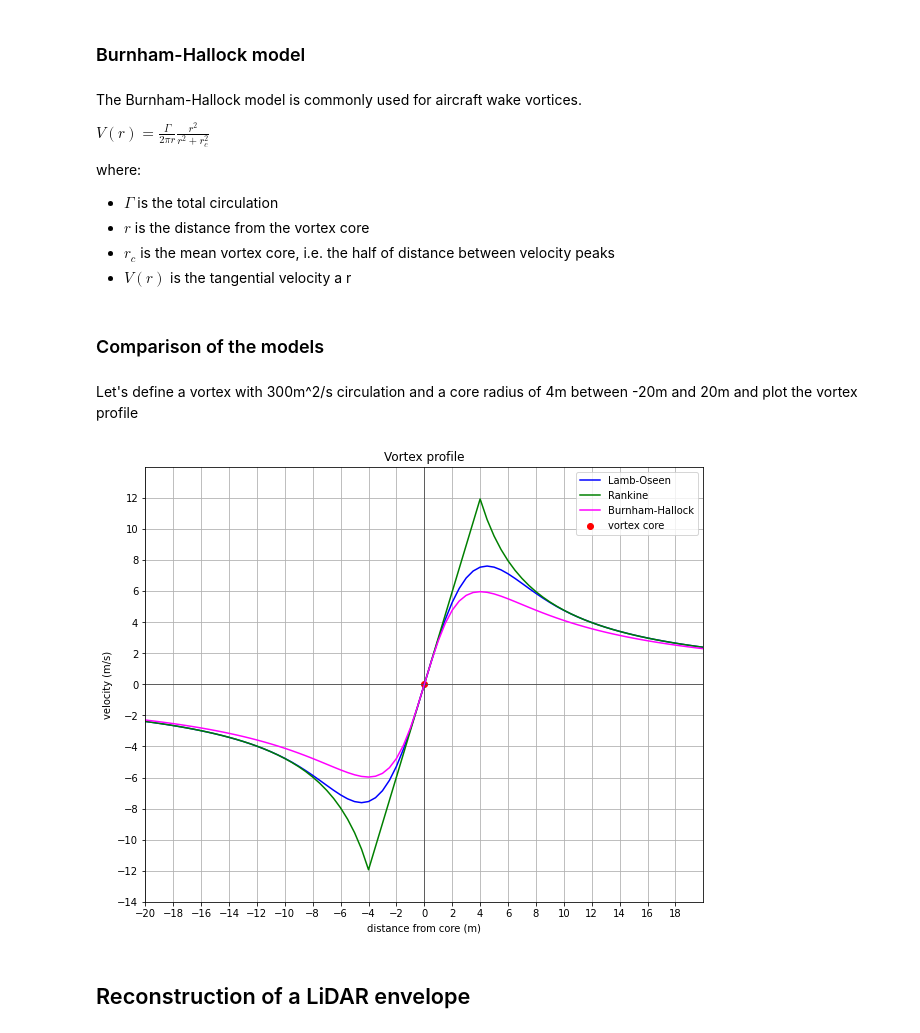
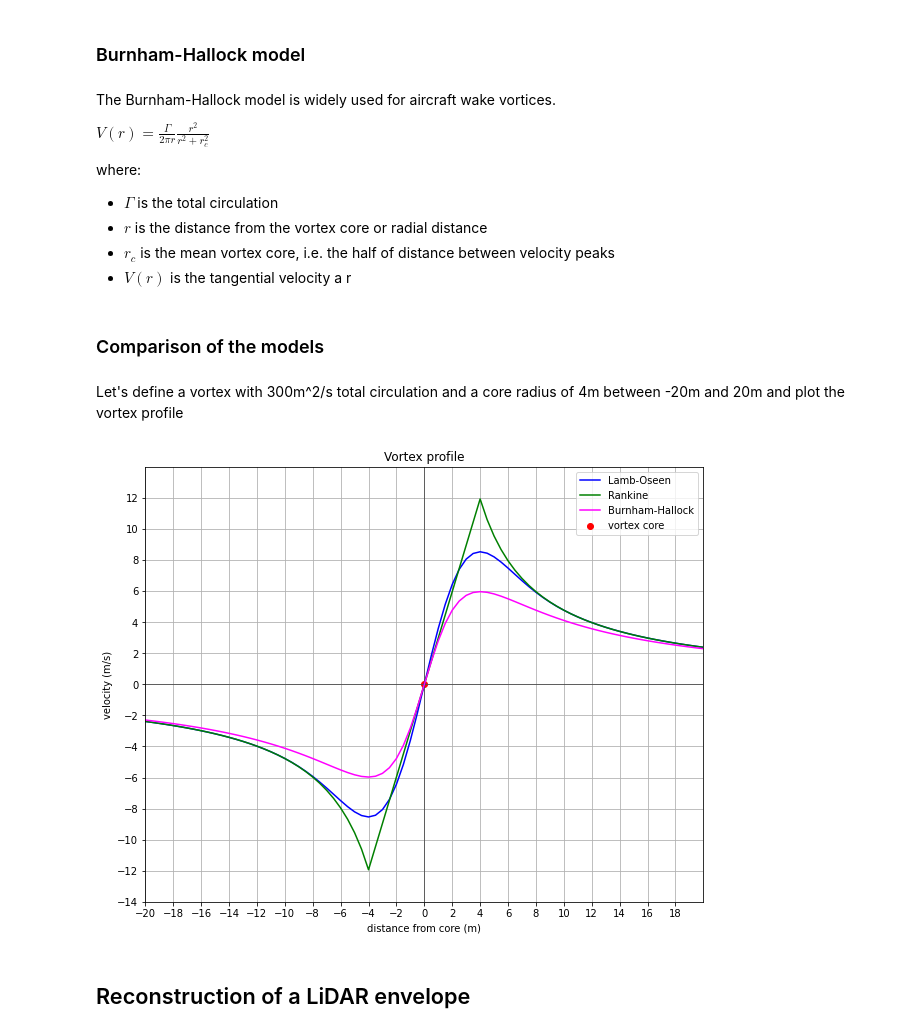
Before and after one commit to YanRob/Wake-Vortex, a Jupyter notebook: Vortex_Profile.ipynb, the cells around one changed output. Saved outputs shown, nothing was run; the diff lists cells and outputs as text; code cells hidden in the pictures.

```diff
--- a/Vortex_Profile.ipynb
+++ b/Vortex_Profile.ipynb
@@ -35,12 +39,12 @@ def lamb_oseen(gamma, rc, r):
     """
     gamma = circulation in m^2/s
     rc = core_radius in m
-    r = distance_from_core in m
+    r = radial distance in m
     returns the tangential velocity
     """
     # Small manipulation to avoid the case r = 0 below
     r_new = (r == 0).astype(int) / 1000 + r
-    return gamma / (2 * pi * r_new) * (1 - np.exp( - r ** 2 / rc ** 2))
+    return gamma / (2 * pi * r_new) * (1 - np.exp( - 1.256 * r ** 2 / rc ** 2))
 # %% [markdown]
 ### Rankine model
 # %% [markdown]
@@ -63,7 +67,7 @@ def rankine(gamma, rc, r):
     """
     gamma = circulation in m^2/s
     rc = core_radius in m
-    r = distance_from_core in m
+    r = radial distance in m
     returns the tangential velocity
     """
     internal_V = (abs(r) <= rc).astype(int) * gamma * r /( 2 * pi * rc**2)
@@ -74,13 +78,13 @@ def rankine(gamma, rc, r):
 # %% [markdown]
 ### Burnham-Hallock model
 # %% [markdown]
-The Burnham-Hallock model is commonly used for aircraft wake vortices.
+The Burnham-Hallock model is widely used for aircraft wake vortices.
 
 $V(r)=\frac{\Gamma}{2{\pi}r}\frac{r^2}{r^2+r_c^2}$
 
 where:
 - ${\Gamma}$ is the total circulation
-- ${r}$ is the distance from the vortex core
+- ${r}$ is the distance from the vortex core  or radial distance
 - ${r_c}$ is the mean vortex core, i.e. the half of distance between velocity peaks
 - ${V(r)}$ is the tangential velocity a r
 # %%
@@ -88,14 +92,14 @@ def burnham_hallock(gamma, rc, r):
     """
     gamma = circulation in m^2/s
     rc = core_radius in m
-    r = distance_from_core in m
+    r = radial distance in m
     returns the tangential velocity
     """
     return gamma / (2 * pi) * r / (r ** 2 + rc ** 2)
 # %% [markdown]
 ### Comparison of the models
 # %% [markdown]
-Let's define a vortex with 300m^2/s circulation and a core radius of 4m between -20m and 20m and plot the vortex profile
+Let's define a vortex with 300m^2/s total circulation and a core radius of 4m between -20m and 20m and plot the vortex profile
 # %%
 r_max = 20
 r_min = -r_max
@@ -104,44 +108,44 @@ r_step = 0.5
 total_circulation = 300
 core_radius = 4
 
-distance_from_core = np.arange(r_min, r_max+r_step, r_step)
+radial_distance = np.arange(r_min, r_max+r_step, r_step)
 
-velocity_lo = lamb_oseen(total_circulation, core_radius, distance_from_core)
-velocity_ra = rankine(total_circulation, core_radius, distance_from_core)
-velocity_bh = burnham_hallock(total_circulation, core_radius, distance_from_core)
+velocity_lo = lamb_oseen(total_circulation, core_radius, radial_distance)
+velocity_ra = rankine(total_circulation, core_radius, radial_distance)
+velocity_bh = burnham_hallock(total_circulation, core_radius, radial_distance)
 # %%
 %matplotlib inline
 
 y_max = int(max(np.max(velocity_lo), np.max(velocity_ra), np.max(velocity_bh)) / 2) * 2 + 4
 x_max = r_max
 
 fig, ax = plt.subplots(figsize=(10, 8))
 
 xticks = np.arange(-x_max, x_max, 2)
 yticks = np.arange(-y_max, y_max, 2)
 
 plt.axhline(0, color='black', lw=0.5)
 plt.axvline(0, color='black', lw=0.5)
 plt.scatter([0],[0], color='red', label='vortex core')
 
-ax.plot(distance_from_core, velocity_lo, color='blue', label='Lamb-Oseen')
-ax.plot(distance_from_core, velocity_ra, color='green', label='Rankine')
-ax.plot(distance_from_core, velocity_bh, color='magenta', label='Burnham-Hallock')
+ax.plot(radial_distance, velocity_lo, color='blue', label='Lamb-Oseen')
+ax.plot(radial_distance, velocity_ra, color='green', label='Rankine')
+ax.plot(radial_distance, velocity_bh, color='magenta', label='Burnham-Hallock')
 
 ax.set(xlabel='distance from core (m)', ylabel='velocity (m/s)', title='Vortex profile')
 ax.set_xticks(xticks)
 ax.set_yticks(yticks)
 
 plt.xlim(-x_max, x_max)
 plt.ylim(-y_max, y_max)
 
 plt.grid(b=True)
 
-fig.savefig("./images/single_burnham_hallock_profile.png")
+fig.savefig("./images/comparison_of_vortex_profiles.png")
 plt.legend()
 plt.show()
 # %% [output]
-[figure, old version]
+[figure, new version]
 # %% [markdown]
 ## Reconstruction of a LiDAR envelope
 # %% [markdown]
```
Also changed, not shown: parts of 34 cells of this notebook, 5 other files.
